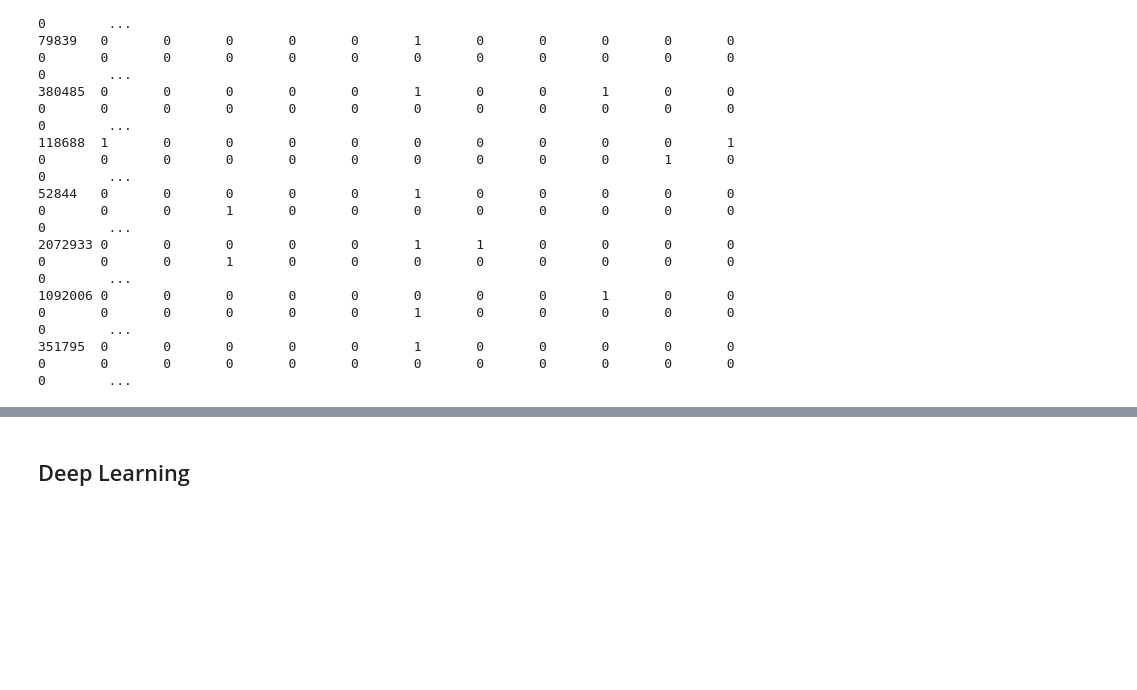
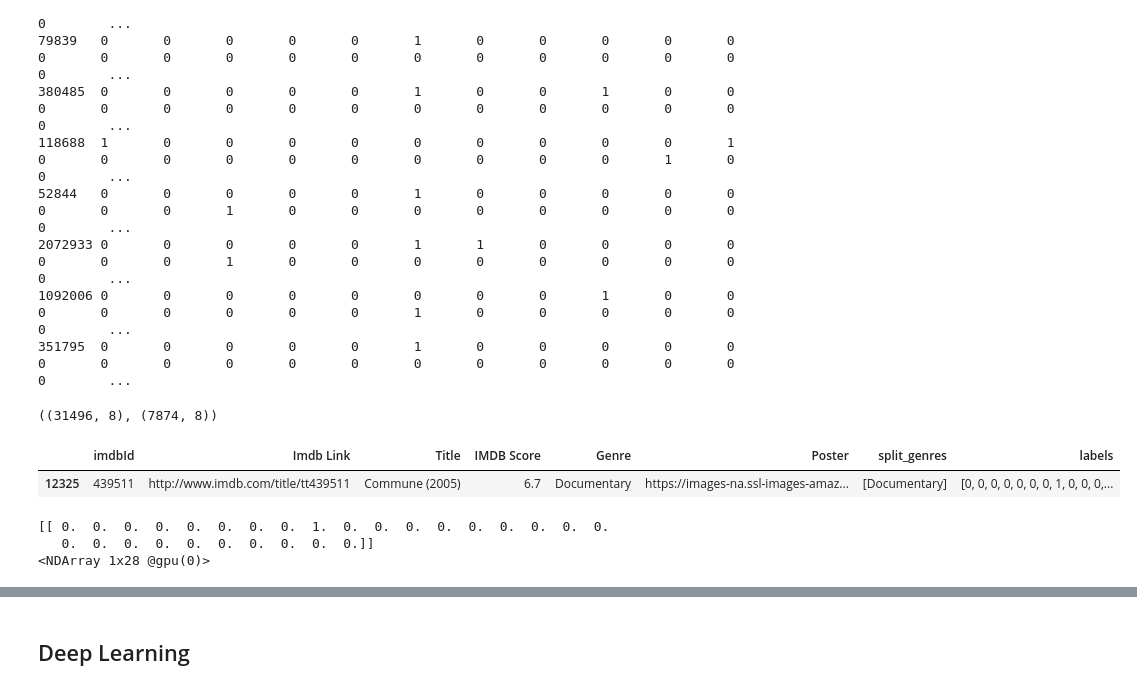
Before and after one commit to FraPochetti/KagglePlaygrounds, a Jupyter notebook: MXNetImage.ipynb, the cells around one changed output, grey strips where cells are left out. Saved outputs shown, nothing was run; the diff lists cells and outputs as text; code cells hidden in the pictures; blank space fills up the shorter version.

```diff
--- a/MXNetImage.ipynb
+++ b/MXNetImage.ipynb
@@ -79,7 +79,7 @@ mlb.classes_.shape, mlb.classes_
         'News', 'Reality-TV', 'Romance', 'Sci-Fi', 'Short', 'Sport',
         'Talk-Show', 'Thriller', 'War', 'Western'], dtype=object))
 # %%
-df['lst_labels'] = df.labels.apply(lambda x: '\t'.join([str(i) for i in x]))
+df['lst_labels'] = df['labels'].apply(lambda x: '\t'.join([str(i) for i in x]))
 df['abs_path'] = df.imdbId.apply(lambda x: os.path.join(FOLDER, 'posters', str(x) + '.jpg'))
 df['check'] = df.abs_path.apply(lambda x: 0 if cv2.imread(x) is None else 1)
 df['path'] = df.imdbId.astype(str) + '.jpg'
@@ -119,3 +119,15 @@ save_lst(raw_valid, 'valid.lst')
 # %%
 # python /Users/francesco/anaconda3/envs/fraenv37/lib/python3.6/site-packages/mxnet/tools/im2rec.py train.lst posters/ --pack-label
 # python /Users/francesco/anaconda3/envs/fraenv37/lib/python3.6/site-packages/mxnet/tools/im2rec.py valid.lst posters/ --pack-label
+# %%
+raw_train = df.sample(int(len(df)*.8), random_state=42)
+raw_valid = df.loc[~df.index.isin(raw_train.index)]
+# %%
+raw_train.shape, raw_valid.shape
+# %% [output]
+((31496, 8), (7874, 8))
+# %%
+raw_valid.sample()
+# %% [output]
+|  | imdbId | Imdb Link | Title | IMDB Score | Genre | Poster | split_genres | labels |
+| 12325 | 439511 | http://www.imdb.com/title/tt439511 | Commune (2005) | 6.7 | Documentary | https://images-na.ssl-images-amaz... | [Documentary] | [0, 0, 0, 0, 0, 0, 0, 1, 0, 0, 0,... |
@@ -121,0 +157,6 @@ save_lst(raw_valid, 'valid.lst')
+# %%
+preds
+# %% [output]
+[[ 0.  0.  0.  0.  0.  0.  0.  0.  1.  0.  0.  0.  0.  0.  0.  0.  0.  0.
+   0.  0.  0.  0.  0.  0.  0.  0.  0.  0.]]
+<NDArray 1x28 @gpu(0)>
```
Also changed, not shown: parts of 19 cells of this notebook, 1 other file.
